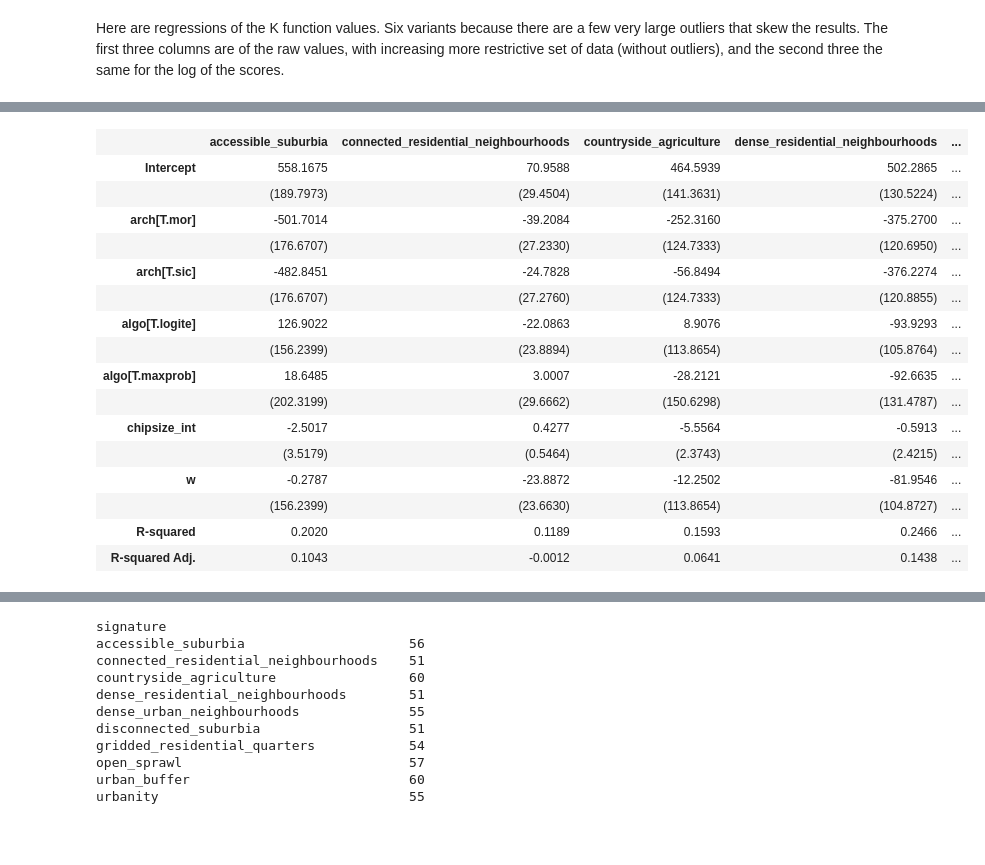
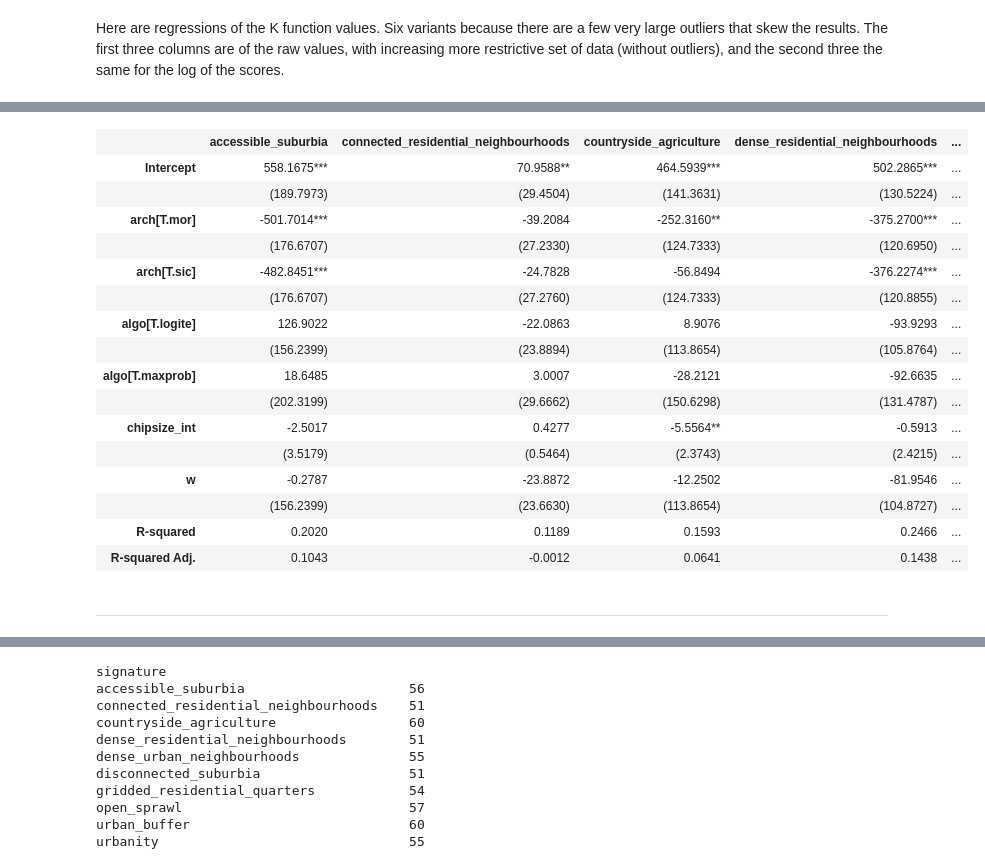
Before and after one commit to urbangrammarai/signature_ai, a Jupyter notebook: ai_experiments/production_model_performance.ipynb, the cells around one changed output, grey strips where cells are left out. Cells and saved outputs as stored; diff of their text form; code cells hidden in the pictures; blank space fills up the shorter version.

```diff
--- a/ai_experiments/production_model_performance.ipynb
+++ b/ai_experiments/production_model_performance.ipynb
@@ -571,7 +577,10 @@ Notes:
 # %% [markdown]
 ## Regression table(s)
 # %%
-summary_col([m1, m2, m3, m4, m1wc, m2wc, m3wc], stars=True)
+tab = summary_col([m1, m2, m3, m4, m1wc, m2wc, m3wc], stars=True)
+#print([i.nobs for i in [m1, m2, m3, m4, m1wc, m2wc, m3wc]])
+#print(tab.tables[0].to_latex())
+tab
 # %% [output]
 |  | kappa I | model_accuracy I | macro_f1_w I | macro_f1_avg I | acc I | acc II | acc III |
 | Intercept | 0.2185*** | 0.3236*** | 0.2790*** | 0.1798*** | 0.1866*** | -0.0237 | 0.0595** |
@@ -792,27 +865,30 @@ summary_col([m1s, m2s, m3s, m4s, m5s, m6s], stars=True)
 def sig_reg(tab):
     sig = tab['signature'].iloc[0]
     m = sm.ols(
-        f'{sig} ~ arch + chipsize_int + algo + w', tab.rename(columns={'dist': sig})
+        f'{sig} ~ arch + chipsize_int + algo + w',
+        tab.rename(columns={'dist': sig})
     ).fit()
     return m
 # %%
 tst = sp_dist_reg.groupby('signature').apply(sig_reg)
-summary_col(tst.tolist())
+summary_col(tst.tolist(), stars=True)
 # %% [output]
 |  | accessible_suburbia | connected_residential_neighbourhoods | countryside_agriculture | dense_residential_neighbourhoods | ... |
-| Intercept | 558.1675 | 70.9588 | 464.5939 | 502.2865 | ... |
+| Intercept | 558.1675*** | 70.9588** | 464.5939*** | 502.2865*** | ... |
 |  | (189.7973) | (29.4504) | (141.3631) | (130.5224) | ... |
-| arch[T.mor] | -501.7014 | -39.2084 | -252.3160 | -375.2700 | ... |
+| arch[T.mor] | -501.7014*** | -39.2084 | -252.3160** | -375.2700*** | ... |
 |  | (176.6707) | (27.2330) | (124.7333) | (120.6950) | ... |
-| arch[T.sic] | -482.8451 | -24.7828 | -56.8494 | -376.2274 | ... |
+| arch[T.sic] | -482.8451*** | -24.7828 | -56.8494 | -376.2274*** | ... |
 |  | (176.6707) | (27.2760) | (124.7333) | (120.8855) | ... |
 | algo[T.logite] | 126.9022 | -22.0863 | 8.9076 | -93.9293 | ... |
 |  | (156.2399) | (23.8894) | (113.8654) | (105.8764) | ... |
 | algo[T.maxprob] | 18.6485 | 3.0007 | -28.2121 | -92.6635 | ... |
 |  | (202.3199) | (29.6662) | (150.6298) | (131.4787) | ... |
-| chipsize_int | -2.5017 | 0.4277 | -5.5564 | -0.5913 | ... |
+| chipsize_int | -2.5017 | 0.4277 | -5.5564** | -0.5913 | ... |
 |  | (3.5179) | (0.5464) | (2.3743) | (2.4215) | ... |
 | w | -0.2787 | -23.8872 | -12.2502 | -81.9546 | ... |
 |  | (156.2399) | (23.6630) | (113.8654) | (104.8727) | ... |
 | R-squared | 0.2020 | 0.1189 | 0.1593 | 0.2466 | ... |
 | R-squared Adj. | 0.1043 | -0.0012 | 0.0641 | 0.1438 | ... |
+# %% [markdown]
+---
```
Also changed, not shown: parts of 49 cells of this notebook, 1 other file.
